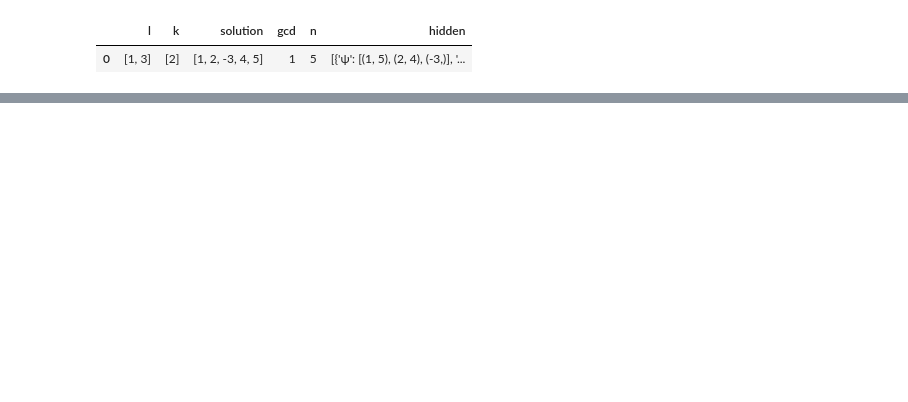
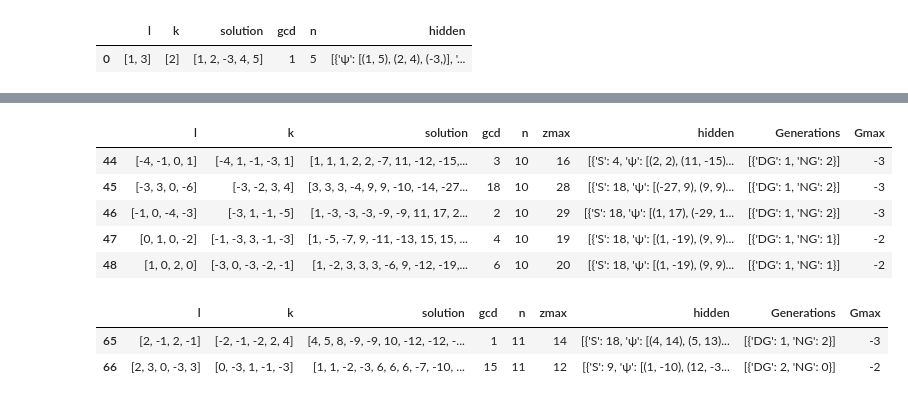
Before and after one commit to restrepo/Advanced_Computation, a Jupyter notebook: Data_Analysis.ipynb, the cells around one changed output, grey strips where cells are left out. Drawn from its saved outputs; the diff is of its cells as text; code cells hidden in the pictures; blank space fills up the shorter version.

```diff
--- a/Data_Analysis.ipynb
+++ b/Data_Analysis.ipynb
@@ -237,0 +263,2 @@ for y in x[0:n]:
+# %%
+hs3['Generations']=hs3.apply(lambda row: get_Dirac_and_Majorana_generations(row['solution'],row['hidden']),axis='columns')
@@ -237,0 +308,3 @@ for y in x[0:n]:
+# %%
+hs3['Gmax']=-hs3['Generations'].str[0].apply(lambda d: sum(d.values()))
+hs3=hs3.sort_values(['n','Gmax']).reset_index(drop=True)
@@ -237,0 +324,15 @@ for y in x[0:n]:
+# %%
+hs3[hs3['n']==10][:5]
+# %% [output]
+|  | l | k | solution | gcd | n | zmax | hidden | Generations | Gmax |
+| 44 | [-4, -1, 0, 1] | [-4, 1, -1, -3, 1] | [1, 1, 1, 2, 2, -7, 11, -12, -15,... | 3 | 10 | 16 | [{'S': 4, 'ψ': [(2, 2), (11, -15)... | [{'DG': 1, 'NG': 2}] | -3 |
+| 45 | [-3, 3, 0, -6] | [-3, -2, 3, 4] | [3, 3, 3, -4, 9, 9, -10, -14, -27... | 18 | 10 | 28 | [{'S': 18, 'ψ': [(-27, 9), (9, 9)... | [{'DG': 1, 'NG': 2}] | -3 |
+| 46 | [-1, 0, -4, -3] | [-3, 1, -1, -5] | [1, -3, -3, -3, -9, -9, 11, 17, 2... | 2 | 10 | 29 | [{'S': 18, 'ψ': [(1, 17), (-29, 1... | [{'DG': 1, 'NG': 2}] | -3 |
+| 47 | [0, 1, 0, -2] | [-1, -3, 3, -1, -3] | [1, -5, -7, 9, -11, -13, 15, 15, ... | 4 | 10 | 19 | [{'S': 18, 'ψ': [(1, -19), (9, 9)... | [{'DG': 1, 'NG': 1}] | -2 |
+| 48 | [1, 0, 2, 0] | [-3, 0, -3, -2, -1] | [1, -2, 3, 3, 3, -6, 9, -12, -19,... | 6 | 10 | 20 | [{'S': 18, 'ψ': [(1, -19), (9, 9)... | [{'DG': 1, 'NG': 1}] | -2 |
+# %%
+hs3[hs3['n']==11][:2]
+# %% [output]
+|  | l | k | solution | gcd | n | zmax | hidden | Generations | Gmax |
+| 65 | [2, -1, 2, -1] | [-2, -1, -2, 2, 4] | [4, 5, 8, -9, -9, 10, -12, -12, -... | 1 | 11 | 14 | [{'S': 18, 'ψ': [(4, 14), (5, 13)... | [{'DG': 1, 'NG': 2}] | -3 |
+| 66 | [2, 3, 0, -3, 3] | [0, -3, 1, -1, -3] | [1, 1, -2, -3, 6, 6, 6, -7, -10, ... | 15 | 11 | 12 | [{'S': 9, 'ψ': [(1, -10), (12, -3... | [{'DG': 2, 'NG': 0}] | -2 |
```
Also changed, not shown: parts of 54 cells of this notebook, 1 other file.
